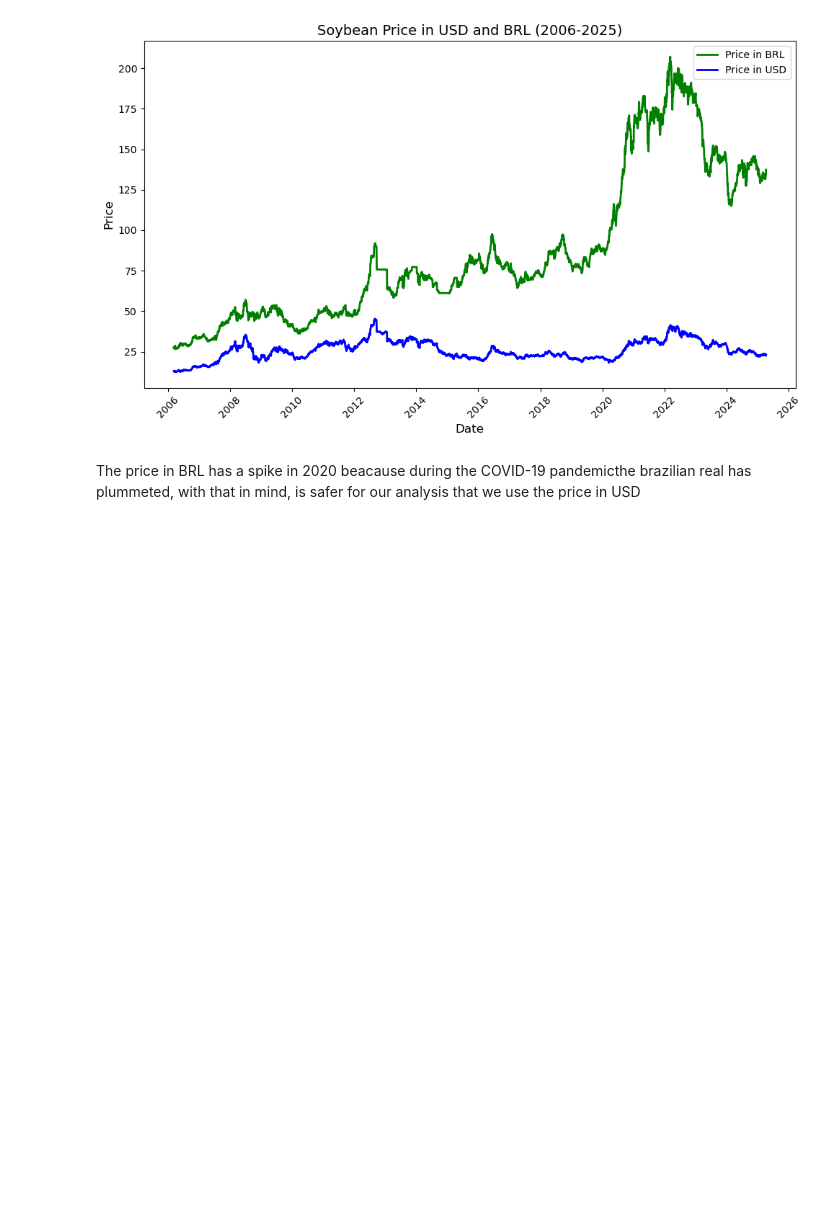
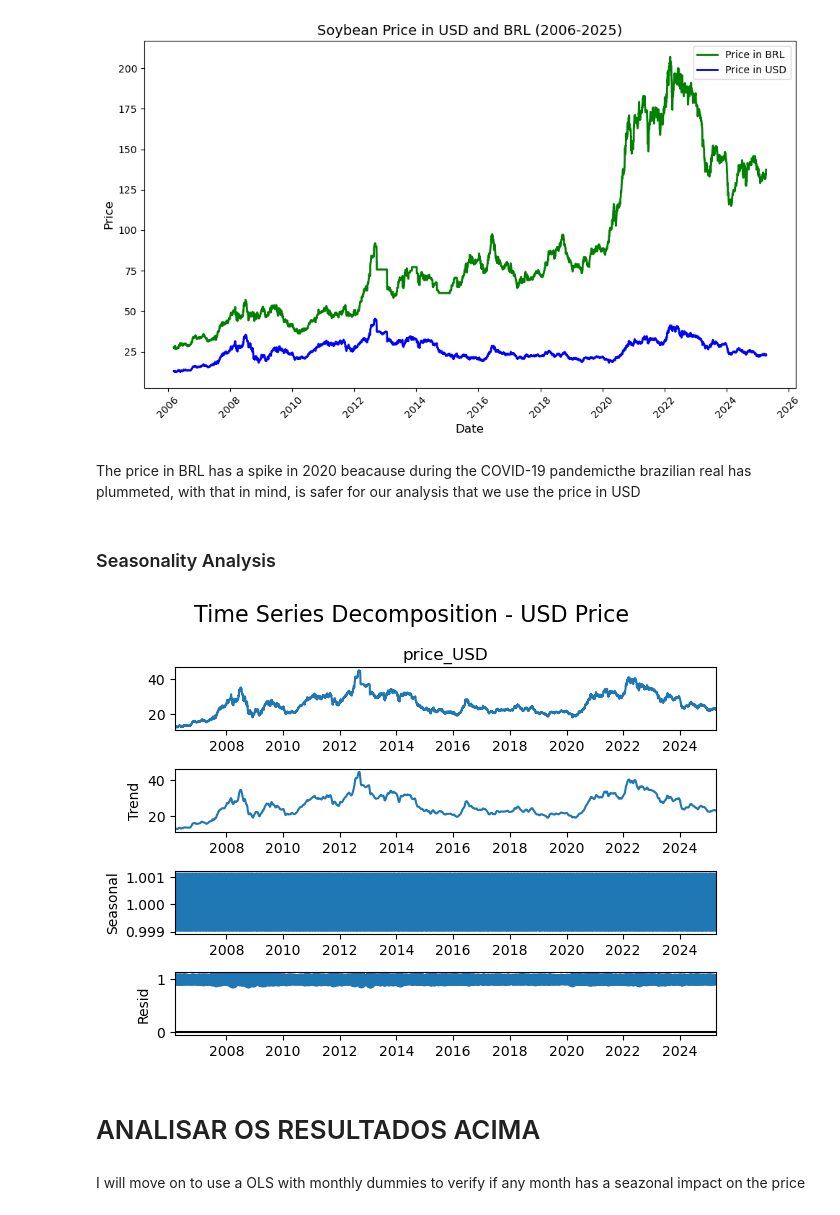
Before and after one commit to GabrielcordH/soy-price-forecast, a Jupyter notebook: Untitled.ipynb, the cells around one changed output. Drawn from its saved outputs; the diff is of its cells as text; code cells hidden in the pictures; blank space fills up the shorter version.

```diff
--- a/Untitled.ipynb
+++ b/Untitled.ipynb
@@ -66,3 +70,20 @@ plt.show()
 The price in BRL has a spike in 2020 beacause during the COVID-19 pandemicthe brazilian real has plummeted, with that in mind, is safer for our analysis that we use the price in USD
 # %%
 df = df.drop(columns=['price_BRL'])
+# %% [markdown]
+### Seasonality Analysis
+# %%
+df_ts = df.set_index('date').sort_index()
+
+result = seasonal_decompose(df_ts['price_USD'], model='multiplicative', period=12)
+
+result.plot()
+plt.suptitle('Time Series Decomposition - USD Price', fontsize=16)
+plt.tight_layout()
+plt.show()
+# %% [output]
+[figure, added]
+# %% [markdown]
+# ANALISAR OS RESULTADOS ACIMA
+# %% [markdown]
+I will move on to use a OLS with monthly dummies to verify if any month has a seazonal impact on the price
```
Also changed, not shown: parts of 6 cells of this notebook.
